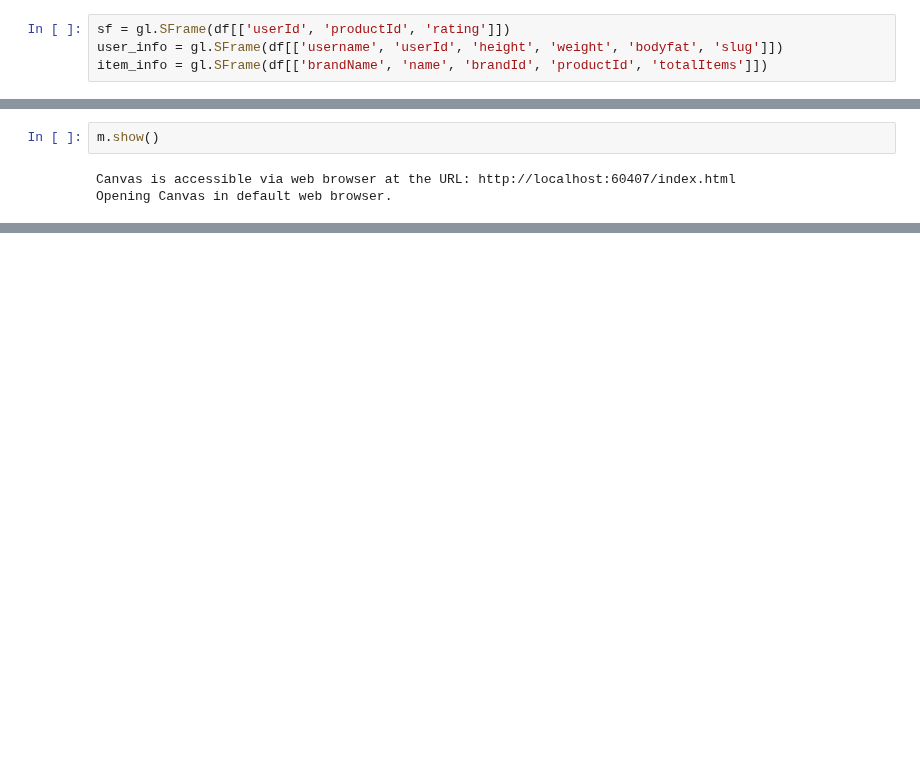
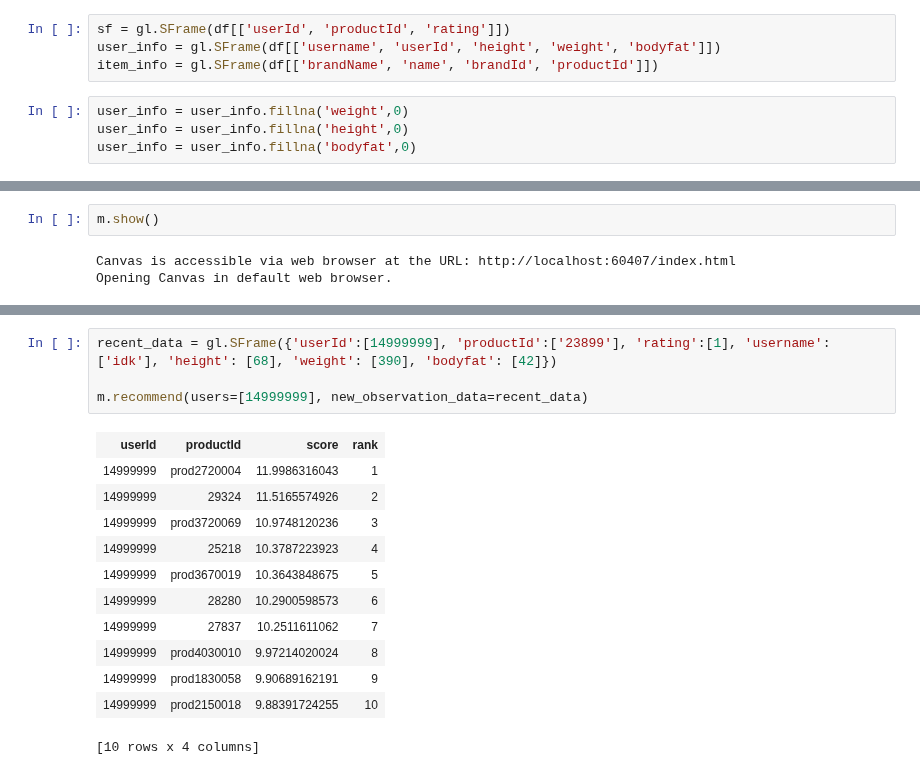
Before and after one commit to bbaltazar/Capstone, a Jupyter notebook: scrap1128.ipynb, the cells around one changed output, grey strips where cells are left out. Drawn from its saved outputs; the diff is of its cells as text; blank space fills up the shorter version.

```diff
--- a/scrap1128.ipynb
+++ b/scrap1128.ipynb
@@ -49,7 +51,11 @@ Next model trained incorporated user specific attributes as well as item specifi
 # %%
 sf = gl.SFrame(df[['userId', 'productId', 'rating']])
-user_info = gl.SFrame(df[['username', 'userId', 'height', 'weight', 'bodyfat', 'slug']])
-item_info = gl.SFrame(df[['brandName', 'name', 'brandId', 'productId', 'totalItems']])
+user_info = gl.SFrame(df[['username', 'userId', 'height', 'weight', 'bodyfat']])
+item_info = gl.SFrame(df[['brandName', 'name', 'brandId', 'productId']])
+# %%
+user_info = user_info.fillna('weight',0)
+user_info = user_info.fillna('height',0)
+user_info = user_info.fillna('bodyfat',0)
 # %%
 m = factorization_recommender.create(sf, user_id='userId', item_id='productId', target='rating',\
                                      user_data=user_info, item_data=item_info)
@@ -140,0 +174,17 @@ data.df.to_pickle('nutri')
+# %%
+recent_data = gl.SFrame({'userId':[14999999], 'productId':['23899'], 'rating':[1], 'username':['idk'], 'height': [68], 'weight': [390], 'bodyfat': [42]})
+
+m.recommend(users=[14999999], new_observation_data=recent_data)
+# %% [output]
+| userId | productId | score | rank |
+| 14999999 | prod2720004 | 11.9986316043 | 1 |
+| 14999999 | 29324 | 11.5165574926 | 2 |
+| 14999999 | prod3720069 | 10.9748120236 | 3 |
+| 14999999 | 25218 | 10.3787223923 | 4 |
+| 14999999 | prod3670019 | 10.3643848675 | 5 |
+| 14999999 | 28280 | 10.2900598573 | 6 |
+| 14999999 | 27837 | 10.2511611062 | 7 |
+| 14999999 | prod4030010 | 9.97214020024 | 8 |
+| 14999999 | prod1830058 | 9.90689162191 | 9 |
+| 14999999 | prod2150018 | 9.88391724255 | 10 |
+[10 rows x 4 columns]
```
Also changed, not shown: parts of 17 cells of this notebook, 4 other files.
